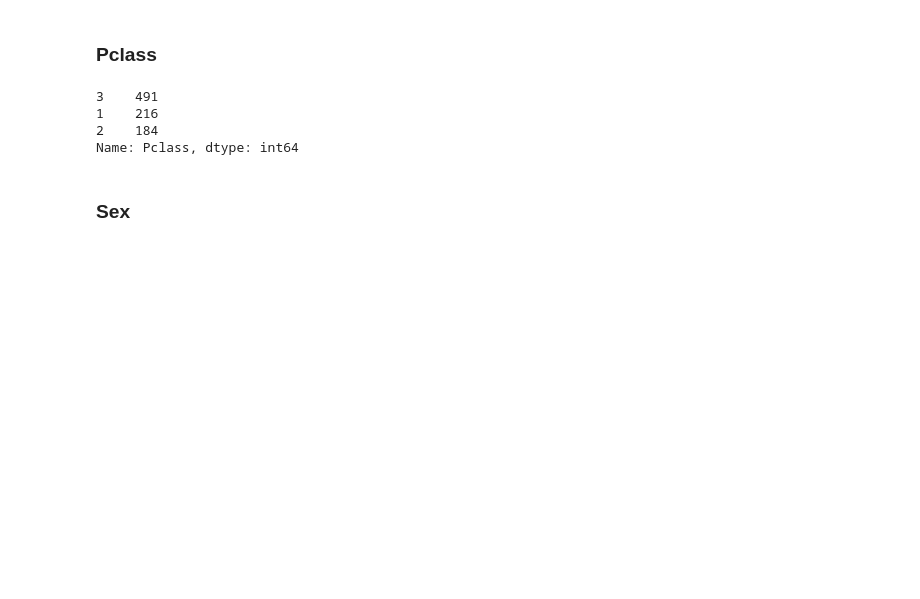
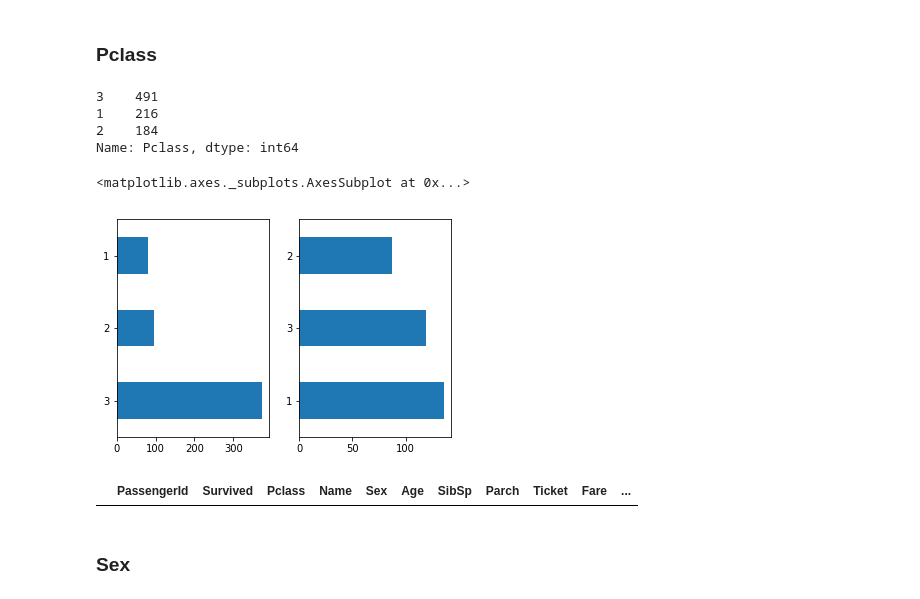
Before and after one commit to d4vidbiertmpl/kaggle-titanic, a Jupyter notebook: Kaggle_Titanic.ipynb, the cells around one changed output. Saved outputs shown, nothing was run; the diff lists cells and outputs as text; code cells hidden in the pictures; blank space fills up the shorter version.

```diff
--- a/Kaggle_Titanic.ipynb
+++ b/Kaggle_Titanic.ipynb
@@ -152,3 +155,11 @@ df.Pclass.value_counts()
 1    216
 2    184
 Name: Pclass, dtype: int64
+# %%
+fig, axs = plt.subplots(1,2)
+
+df[(df.Survived==0)].Pclass.value_counts().plot(kind='barh', ax=axs[0])
+df[(df.Survived==1)].Pclass.value_counts().plot(kind='barh', ax=axs[1])
+# %% [output]
+<matplotlib.axes._subplots.AxesSubplot at 0x...>
+[figure, added]
@@ -155,3 +168,8 @@ Name: Pclass, dtype: int64
+# %%
+df[df.Pclass==0]
+# not dividing up in the three classes...
+# %% [output]
+|  | PassengerId | Survived | Pclass | Name | Sex | Age | SibSp | Parch | Ticket | Fare | ... |
 # %% [markdown]
 ### Sex
 # %%
```
Also changed, not shown: parts of 6 cells of this notebook.
